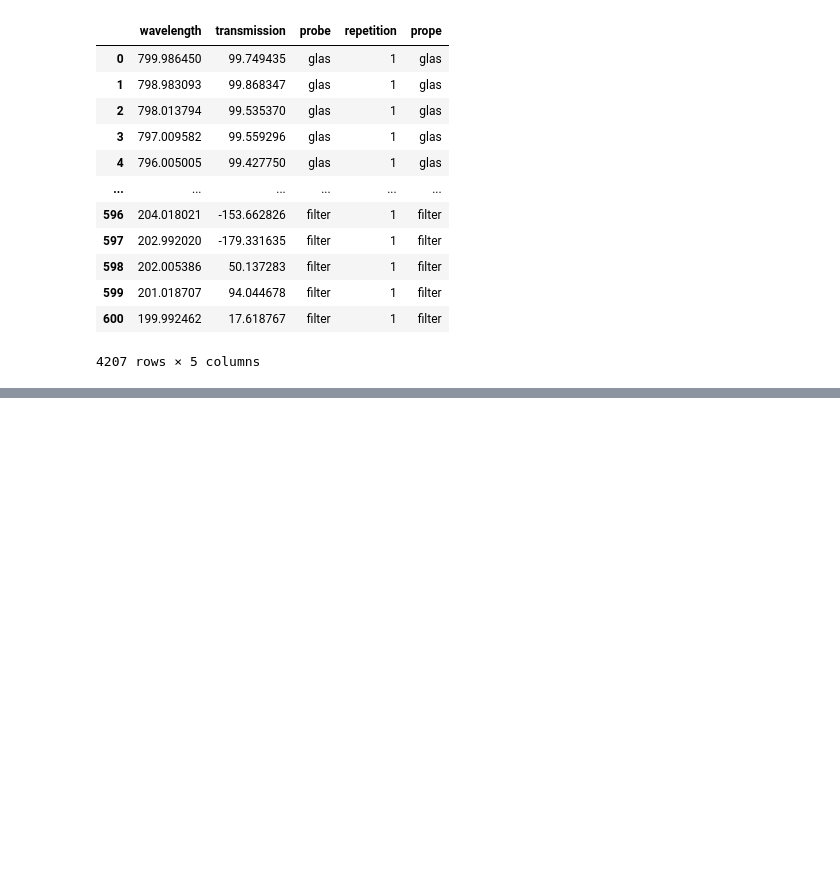
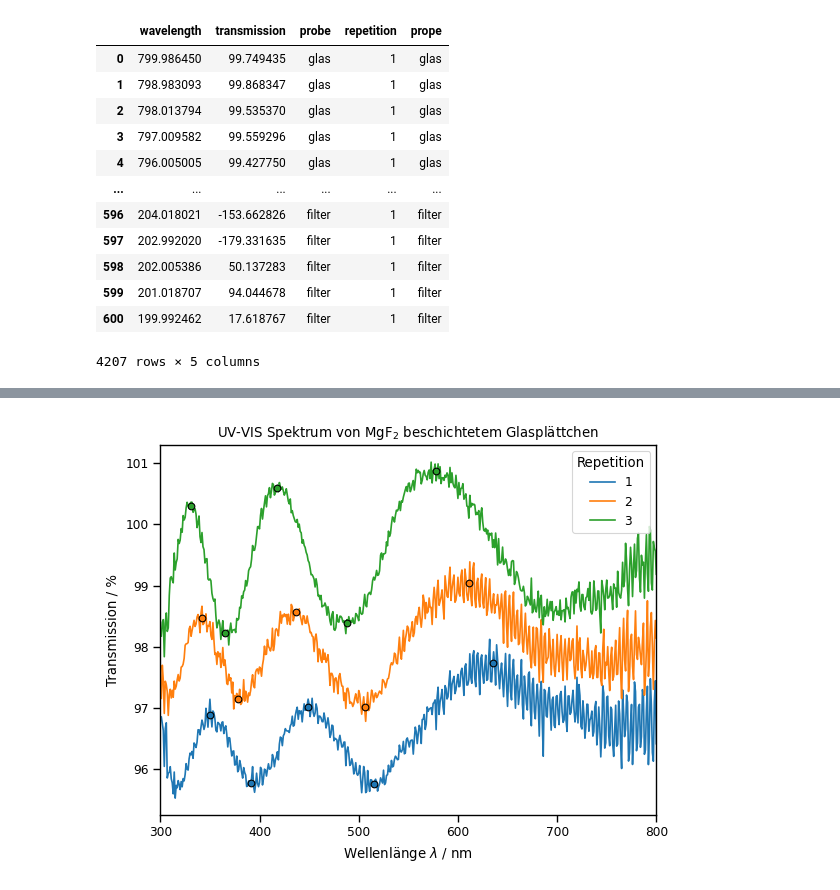
Before and after one commit to janikkokot/duennschicht, a Jupyter notebook: uv_vis.ipynb, the cells around one changed output, grey strips where cells are left out. Saved outputs shown, nothing was run; the diff lists cells and outputs as text; code cells hidden in the pictures; blank space fills up the shorter version.

```diff
--- a/uv_vis.ipynb
+++ b/uv_vis.ipynb
@@ -87,0 +266,3 @@ Text(0.5, 1.0, 'Schmalband-Filter')
+# %%
+reps = measures.get_group('mgf2').groupby('repetition')
+reps.get_group(1)
@@ -87,0 +283,16 @@ Text(0.5, 1.0, 'Schmalband-Filter')
+# %%
+with sns.plotting_context('paper'):
+    fig, ax = plt.subplots()
+
+    for i in range(1, 4):
+        ax.plot('wavelength', 'transmission', data=reps.get_group(i), label=i)
+        ax.scatter(x='wavelength', y='transmission', data=find_peaks(reps.get_group(i), prominence=1), ec='k', zorder=10, label=None)
+
+    ax.set_xlabel(Labels.lambda_)
+    ax.set_ylabel(Labels.transmission)
+    ax.legend(title=Labels.rep)
+    ax.set_xlim(Limits.lambda_)
+    ax.set_title(Labels.uvvis.format(von='MgF$_2$ beschichtetem Glasplättchen'))
+    fig.savefig(results/'uvvis_mgf2.pdf')
+# %% [output]
+[figure, added]
```
Also changed, not shown: parts of 40 cells of this notebook, 1 other file.
